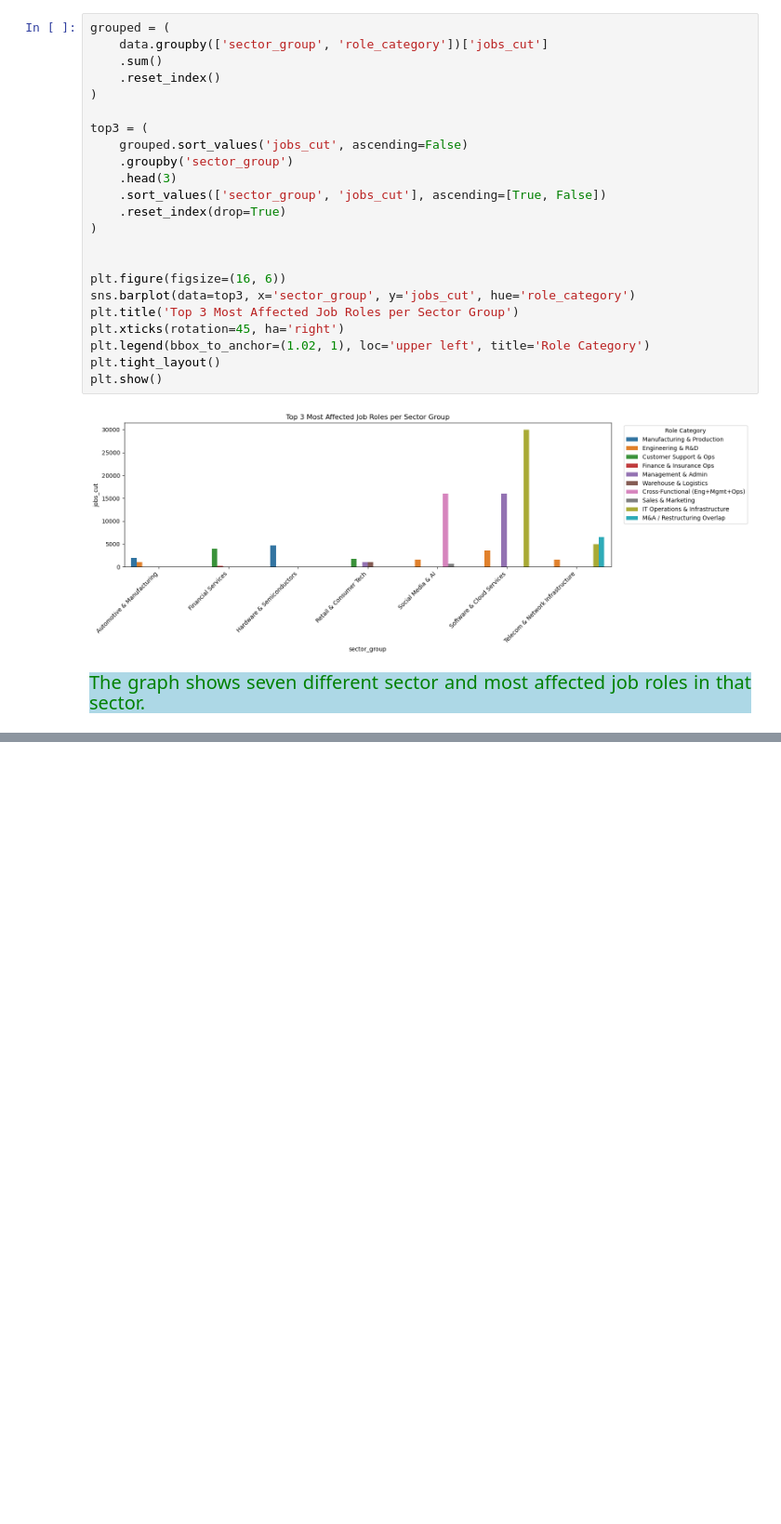
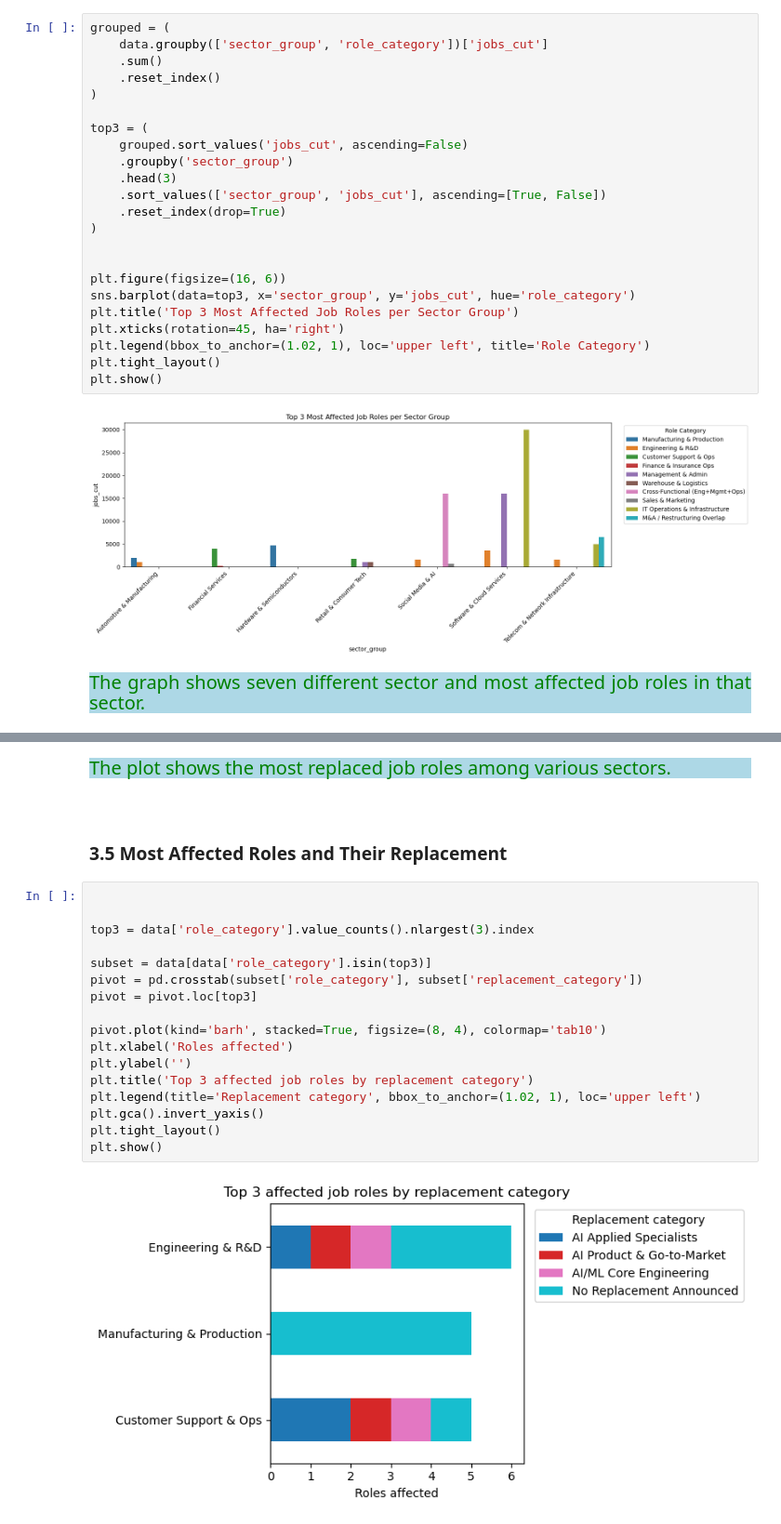
Before and after one commit to Kartika-Nidhi/DS_Projects, a Jupyter notebook: TechLayoffs2026Analysis.ipynb, the cells around one changed output, grey strips where cells are left out. Shown at 93% size. Cells and saved outputs as stored; diff of their text form; blank space fills up the shorter version.

```diff
--- a/TechLayoffs2026Analysis.ipynb
+++ b/TechLayoffs2026Analysis.ipynb
@@ -981,0 +1005,28 @@ k
+# %% [markdown]
+
+
+
+<div style = "background-color:lightblue; color:green; font-size:20px; text-align:justify">The plot shows the most replaced job roles among various sectors.
+# %% [markdown]
+<div>
+# %% [markdown]
+### 3.5 Most Affected Roles and Their Replacement
+# %%
+
+
+top3 = data['role_category'].value_counts().nlargest(3).index
+
+subset = data[data['role_category'].isin(top3)]
+pivot = pd.crosstab(subset['role_category'], subset['replacement_category'])
+pivot = pivot.loc[top3]
+
+pivot.plot(kind='barh', stacked=True, figsize=(8, 4), colormap='tab10')
+plt.xlabel('Roles affected')
+plt.ylabel('')
+plt.title('Top 3 affected job roles by replacement category')
+plt.legend(title='Replacement category', bbox_to_anchor=(1.02, 1), loc='upper left')
+plt.gca().invert_yaxis()
+plt.tight_layout()
+plt.show()
+# %% [output]
+[figure, added]
```
Also changed, not shown: parts of 11 cells of this notebook.
